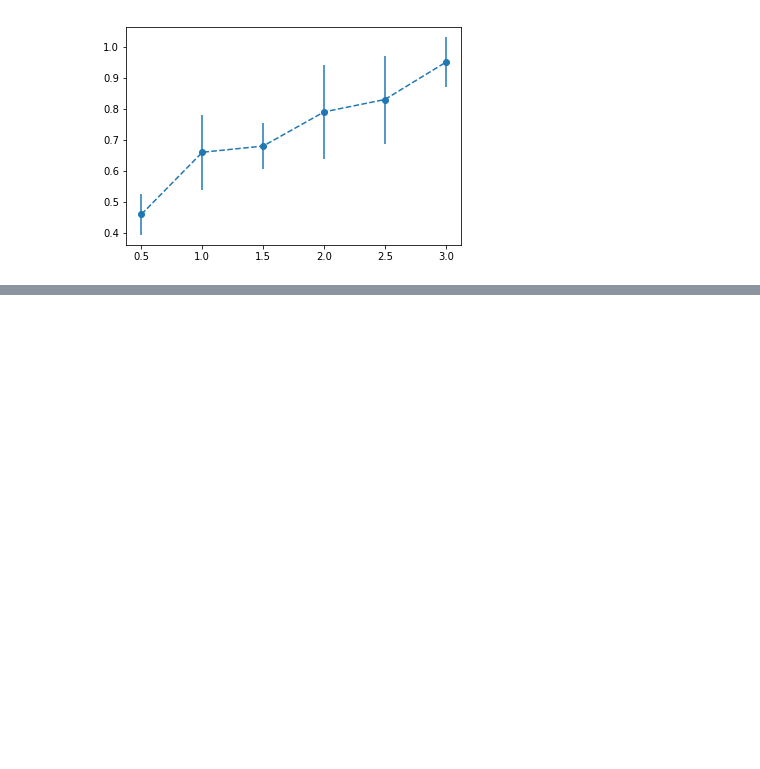
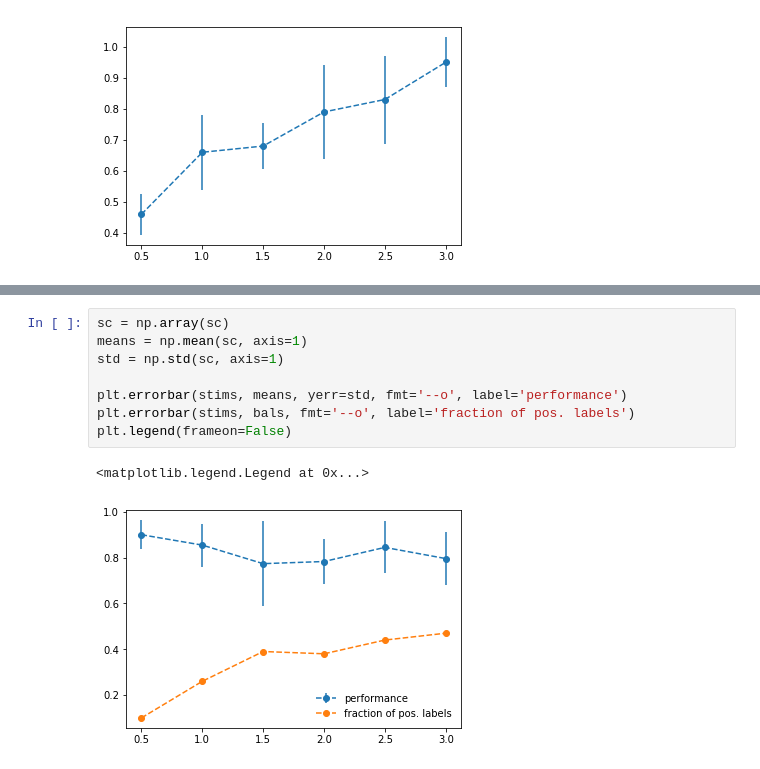
Before and after one commit to ge00rg/LabRotSprekeler, a Jupyter notebook: SVM.ipynb, the cells around one changed output, grey strips where cells are left out. Drawn from its saved outputs; the diff is of its cells as text; blank space fills up the shorter version.

```diff
--- a/SVM.ipynb
+++ b/SVM.ipynb
@@ -176,0 +329,11 @@ plt.errorbar(stims, means, yerr=std, fmt='--o')
+# %%
+sc = np.array(sc)
+means = np.mean(sc, axis=1)
+std = np.std(sc, axis=1)
+
+plt.errorbar(stims, means, yerr=std, fmt='--o', label='performance')
+plt.errorbar(stims, bals, fmt='--o', label='fraction of pos. labels')
+plt.legend(frameon=False)
+# %% [output]
+<matplotlib.legend.Legend at 0x...>
+[figure, added]
```
Also changed, not shown: parts of 9 cells of this notebook, 2 other files.
